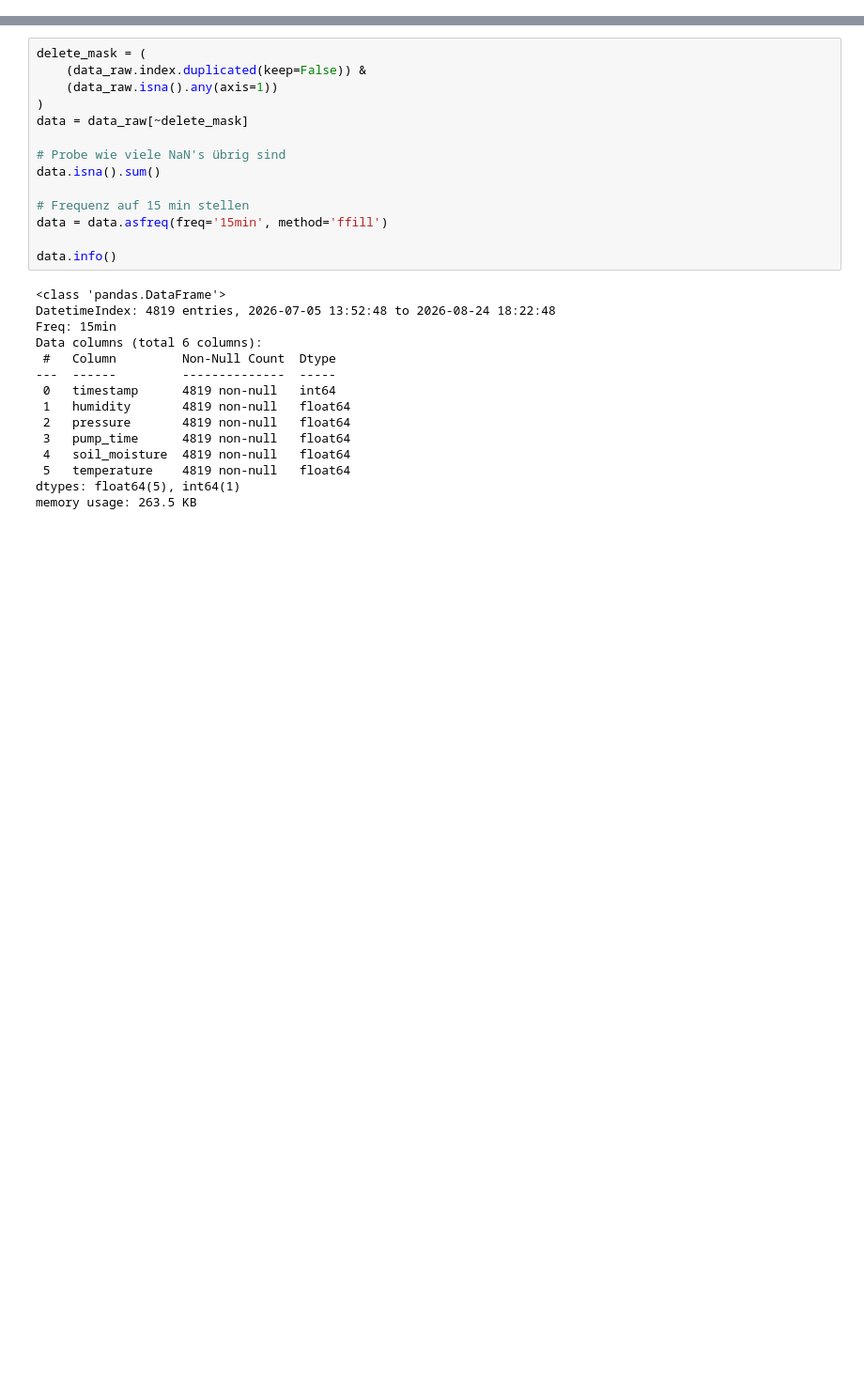
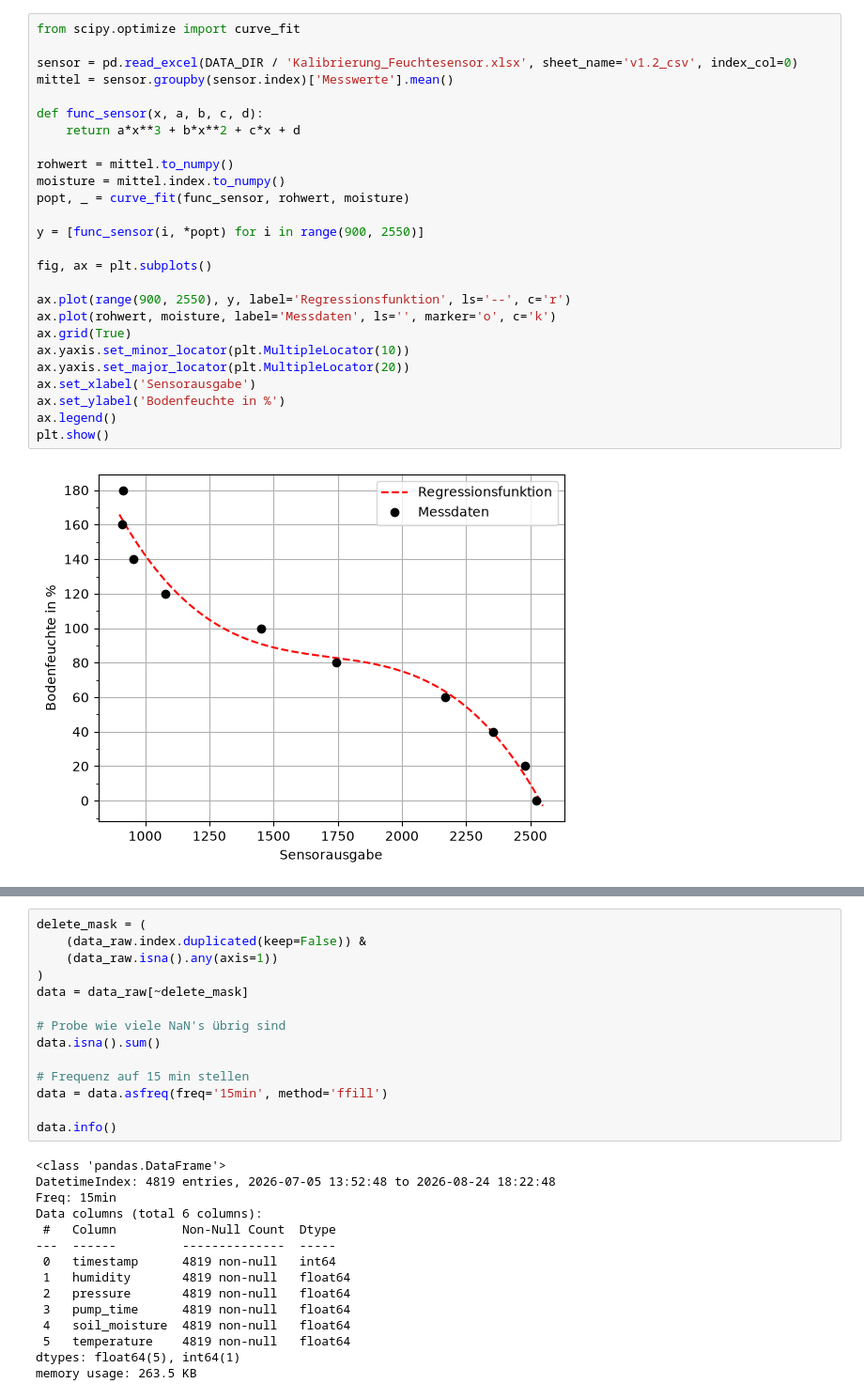
Before and after one commit to jankruse-dev/DataScience_Notebook, a Jupyter notebook: Data_Science_Jan_Kruse_1230471.ipynb, the cells around one changed output, grey strips where cells are left out. Shown at 94% size. Saved outputs shown, nothing was run; the diff lists cells and outputs as text; blank space fills up the shorter version.

```diff
--- a/Data_Science_Jan_Kruse_1230471.ipynb
+++ b/Data_Science_Jan_Kruse_1230471.ipynb
@@ -185,0 +107,28 @@ Da es Probleme bei der Datenerfassung gab, existiert zwischen dem 09.07. und 03.
+# %%
+from scipy.optimize import curve_fit
+
+sensor = pd.read_excel(DATA_DIR / 'Kalibrierung_Feuchtesensor.xlsx', sheet_name='v1.2_csv', index_col=0)
+mittel = sensor.groupby(sensor.index)['Messwerte'].mean()
+
+def func_sensor(x, a, b, c, d):
+    return a*x**3 + b*x**2 + c*x + d
+
+rohwert = mittel.to_numpy()
+moisture = mittel.index.to_numpy()
+popt, _ = curve_fit(func_sensor, rohwert, moisture)
+
+y = [func_sensor(i, *popt) for i in range(900, 2550)]
+
+fig, ax = plt.subplots()
+
+ax.plot(range(900, 2550), y, label='Regressionsfunktion', ls='--', c='r')
+ax.plot(rohwert, moisture, label='Messdaten', ls='', marker='o', c='k')
+ax.grid(True)
+ax.yaxis.set_minor_locator(plt.MultipleLocator(10))
+ax.yaxis.set_major_locator(plt.MultipleLocator(20))
+ax.set_xlabel('Sensorausgabe')
+ax.set_ylabel('Bodenfeuchte in %')
+ax.legend()
+plt.show()
+# %% [output]
+[figure, added]
```
Also changed, not shown: parts of 96 cells of this notebook, 2 other files.
